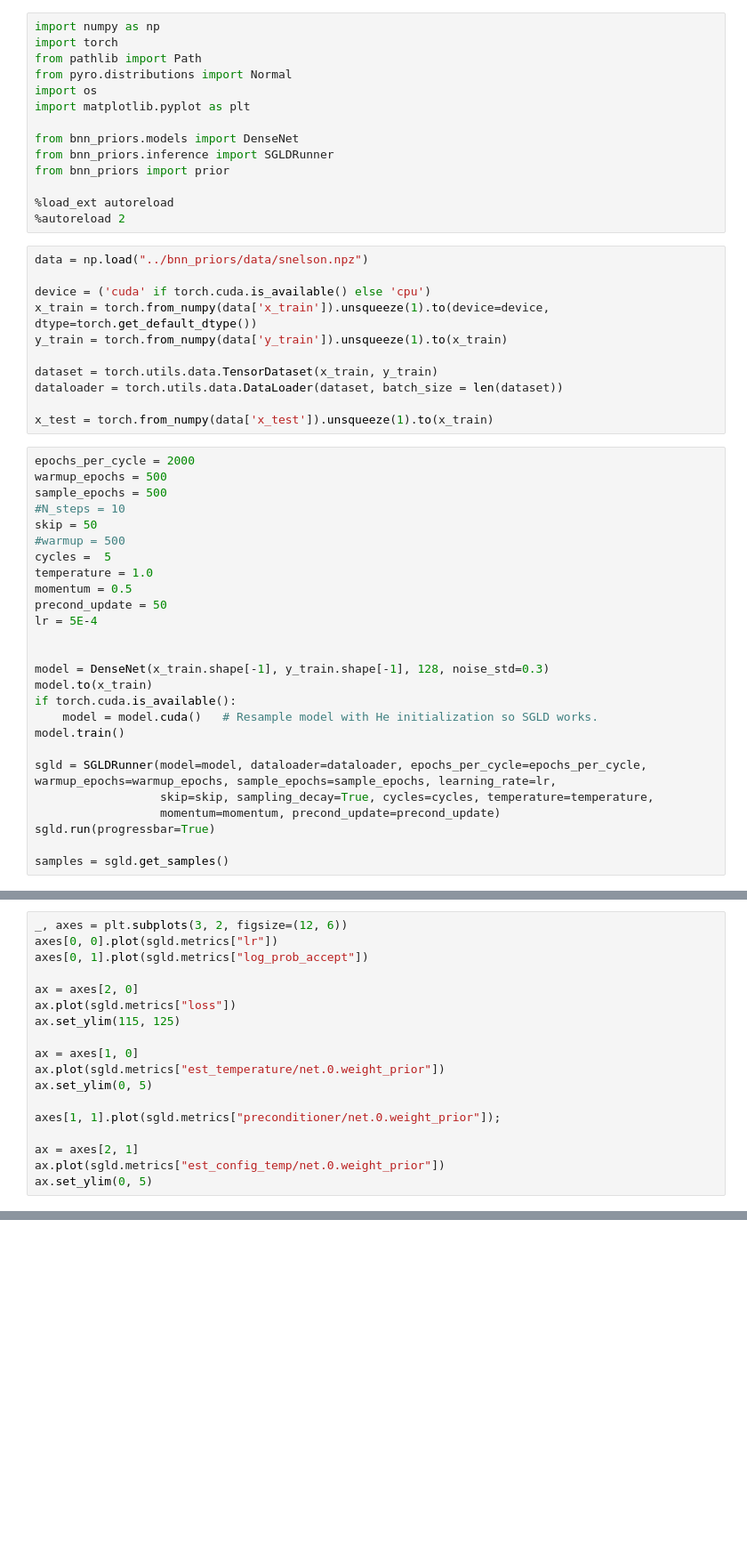
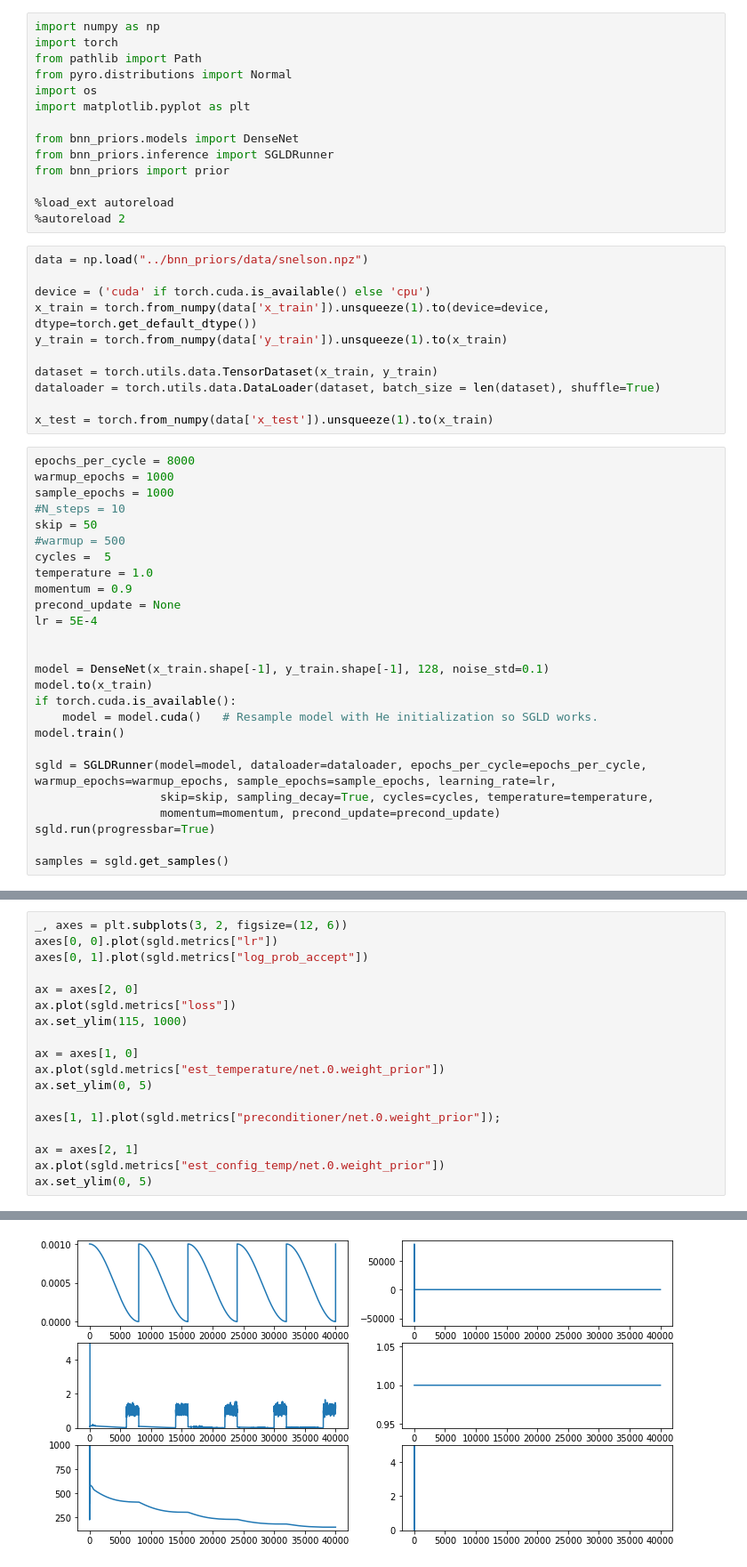
Before and after one commit to ratschlab/bnn_priors, a Jupyter notebook: experiments/1.1_SGLD_test.ipynb, the cells around one changed output, grey strips where cells are left out. Shown at 89% size. Drawn from its saved outputs; the diff is of its cells as text; blank space fills up the shorter version.

```diff
--- a/experiments/1.1_SGLD_test.ipynb
+++ b/experiments/1.1_SGLD_test.ipynb
@@ -20,24 +20,24 @@ x_train = torch.from_numpy(data['x_train']).unsqueeze(1).to(device=device, dtype
 y_train = torch.from_numpy(data['y_train']).unsqueeze(1).to(x_train)
 
 dataset = torch.utils.data.TensorDataset(x_train, y_train)
-dataloader = torch.utils.data.DataLoader(dataset, batch_size = len(dataset))
+dataloader = torch.utils.data.DataLoader(dataset, batch_size = len(dataset), shuffle=True)
 
 x_test = torch.from_numpy(data['x_test']).unsqueeze(1).to(x_train)
 # %%
-epochs_per_cycle = 2000
-warmup_epochs = 500
-sample_epochs = 500
+epochs_per_cycle = 8000
+warmup_epochs = 1000
+sample_epochs = 1000
 #N_steps = 10
 skip = 50
 #warmup = 500
 cycles =  5
 temperature = 1.0
-momentum = 0.5
-precond_update = 50
+momentum = 0.9
+precond_update = None
 lr = 5E-4
 
 
-model = DenseNet(x_train.shape[-1], y_train.shape[-1], 128, noise_std=0.3)
+model = DenseNet(x_train.shape[-1], y_train.shape[-1], 128, noise_std=0.1)
 model.to(x_train)
 if torch.cuda.is_available():
     model = model.cuda()   # Resample model with He initialization so SGLD works.
@@ -65,7 +67,7 @@ axes[0, 1].plot(sgld.metrics["log_prob_accept"])
 
 ax = axes[2, 0]
 ax.plot(sgld.metrics["loss"])
-ax.set_ylim(115, 125)
+ax.set_ylim(115, 1000)
 
 ax = axes[1, 0]
 ax.plot(sgld.metrics["est_temperature/net.0.weight_prior"])
@@ -76,3 +78,4 @@ axes[1, 1].plot(sgld.metrics["preconditioner/net.0.weight_prior"]);
 ax = axes[2, 1]
 ax.plot(sgld.metrics["est_config_temp/net.0.weight_prior"])
 ax.set_ylim(0, 5)
+# %% [output]
@@ -78,0 +83 @@ ax.set_ylim(0, 5)
+[figure, added]
```
Also changed, not shown: parts of 2 cells of this notebook, 4 other files.
